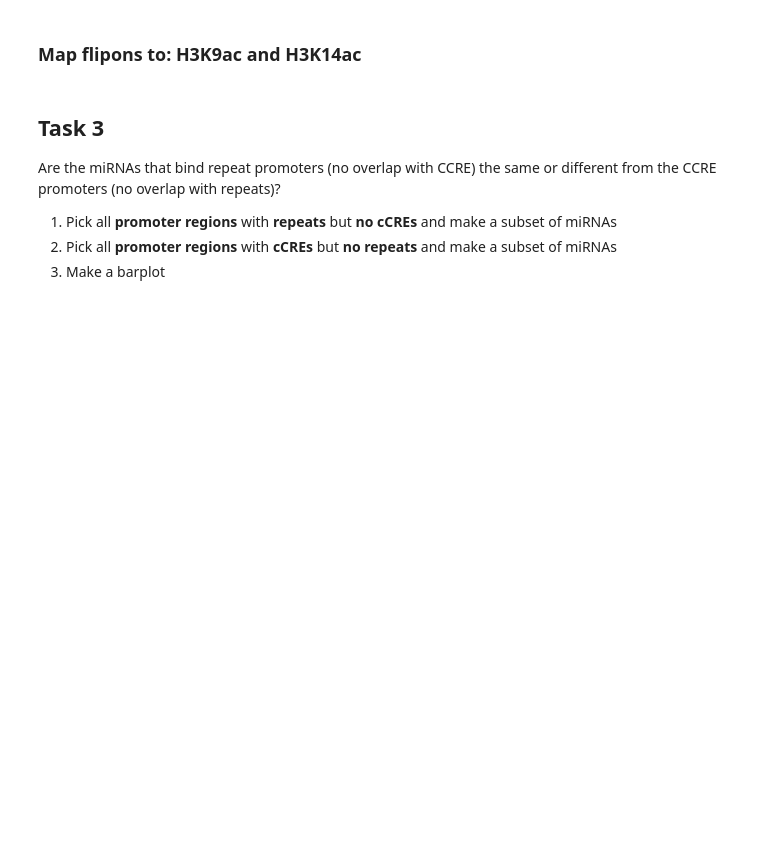
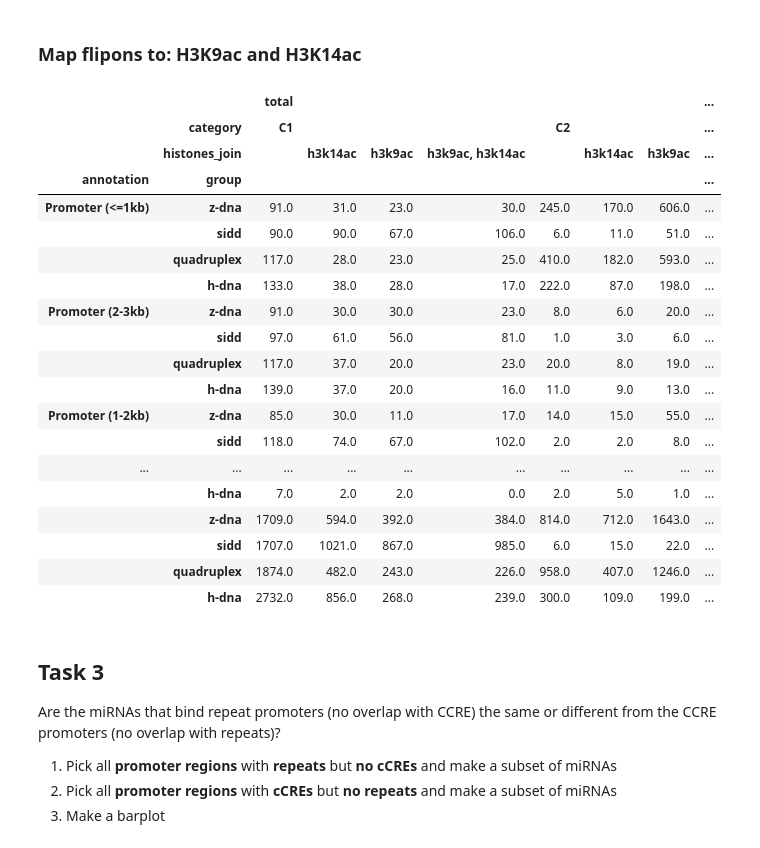
Before and after one commit to theopavlove/article_conserved_miRNA, a Jupyter notebook: notebooks/2022-08-26-miRNA_counts.ipynb, the cells around one changed output. Cells and saved outputs as stored; diff of their text form; code cells hidden in the pictures; blank space fills up the shorter version.

```diff
--- a/notebooks/2022-08-26-miRNA_counts.ipynb
+++ b/notebooks/2022-08-26-miRNA_counts.ipynb
@@ -594,3 +617,70 @@ for flipon in flipon_data:
+# %%
+flipons_to_histones = pd.DataFrame()
+
+for entry in os.scandir(d_flipons_and_histones):
+    flipon_name = entry.name.split("_")[0]
+    histone_name = entry.name.split("_")[2].split(".")[0]
+
+    df = (
+        pd.read_table(entry.path, header=None)[[3]]
+        .rename(columns={3: "coordinates"})
+        .assign(group=flipon_name, histone=histone_name)
+    )
+    flipons_to_histones = pd.concat([flipons_to_histones, df], ignore_index=True)
+
+flipons_to_histones = flipons_to_data.merge(
+    (
+        flipons_to_histones.assign(
+            histones_join=lambda x: x.groupby(["group", "coordinates"])[
+                "histone"
+            ].transform(lambda x: ", ".join(set(x)))
+        )
+        .drop_duplicates(subset=["coordinates"])
+        .loc[:, ["group", "coordinates", "histones_join"]]
+        .reset_index(drop=True)
+    ),
+    on=["group", "coordinates"],
+    how="left",
+).assign(
+    category=lambda x: x[
+        ["cCRE (+-200bp slop)", "LINE/LTR repeats (+-200bp slop)"]
+    ].apply(get_repeat_category, axis=1)
+)
+
+with pd.option_context("display.max_columns", None):
+    display(
+        flipons_to_histones
+        .fillna('')
+        .groupby(['group', 'annotation', 'category'])['histones_join'].value_counts()
+        .to_frame()
+        .rename(columns={'histones_join':'total'})
+        .sort_index(ascending=[False, True, True, True])
+        .reset_index()
+        .pivot(index=['annotation', 'group'],columns=['category', 'histones_join'],values=['total'])
+        .sort_index(ascending=[False, False])
+        .fillna(0)
+    )
+# %% [output]
+|  |  | total |  |  |  |  |  |  | ... |
+|  | category | C1 |  |  |  | C2 |  |  | ... |
+|  | histones_join |  | h3k14ac | h3k9ac | h3k9ac, h3k14ac |  | h3k14ac | h3k9ac | ... |
+| annotation | group |  |  |  |  |  |  |  | ... |
+| Promoter (<=1kb) | z-dna | 91.0 | 31.0 | 23.0 | 30.0 | 245.0 | 170.0 | 606.0 | ... |
+|  | sidd | 90.0 | 90.0 | 67.0 | 106.0 | 6.0 | 11.0 | 51.0 | ... |
+|  | quadruplex | 117.0 | 28.0 | 23.0 | 25.0 | 410.0 | 182.0 | 593.0 | ... |
+|  | h-dna | 133.0 | 38.0 | 28.0 | 17.0 | 222.0 | 87.0 | 198.0 | ... |
+| Promoter (2-3kb) | z-dna | 91.0 | 30.0 | 30.0 | 23.0 | 8.0 | 6.0 | 20.0 | ... |
+|  | sidd | 97.0 | 61.0 | 56.0 | 81.0 | 1.0 | 3.0 | 6.0 | ... |
+|  | quadruplex | 117.0 | 37.0 | 20.0 | 23.0 | 20.0 | 8.0 | 19.0 | ... |
+|  | h-dna | 139.0 | 37.0 | 20.0 | 16.0 | 11.0 | 9.0 | 13.0 | ... |
+| Promoter (1-2kb) | z-dna | 85.0 | 30.0 | 11.0 | 17.0 | 14.0 | 15.0 | 55.0 | ... |
+|  | sidd | 118.0 | 74.0 | 67.0 | 102.0 | 2.0 | 2.0 | 8.0 | ... |
+| ... | ... | ... | ... | ... | ... | ... | ... | ... | ... |
+|  | h-dna | 7.0 | 2.0 | 2.0 | 0.0 | 2.0 | 5.0 | 1.0 | ... |
+|  | z-dna | 1709.0 | 594.0 | 392.0 | 384.0 | 814.0 | 712.0 | 1643.0 | ... |
+|  | sidd | 1707.0 | 1021.0 | 867.0 | 985.0 | 6.0 | 15.0 | 22.0 | ... |
+|  | quadruplex | 1874.0 | 482.0 | 243.0 | 226.0 | 958.0 | 407.0 | 1246.0 | ... |
+|  | h-dna | 2732.0 | 856.0 | 268.0 | 239.0 | 300.0 | 109.0 | 199.0 | ... |
 # %% [markdown]
 ## Task 3
 
```
Also changed, not shown: parts of 18 cells of this notebook, 19 other files.
